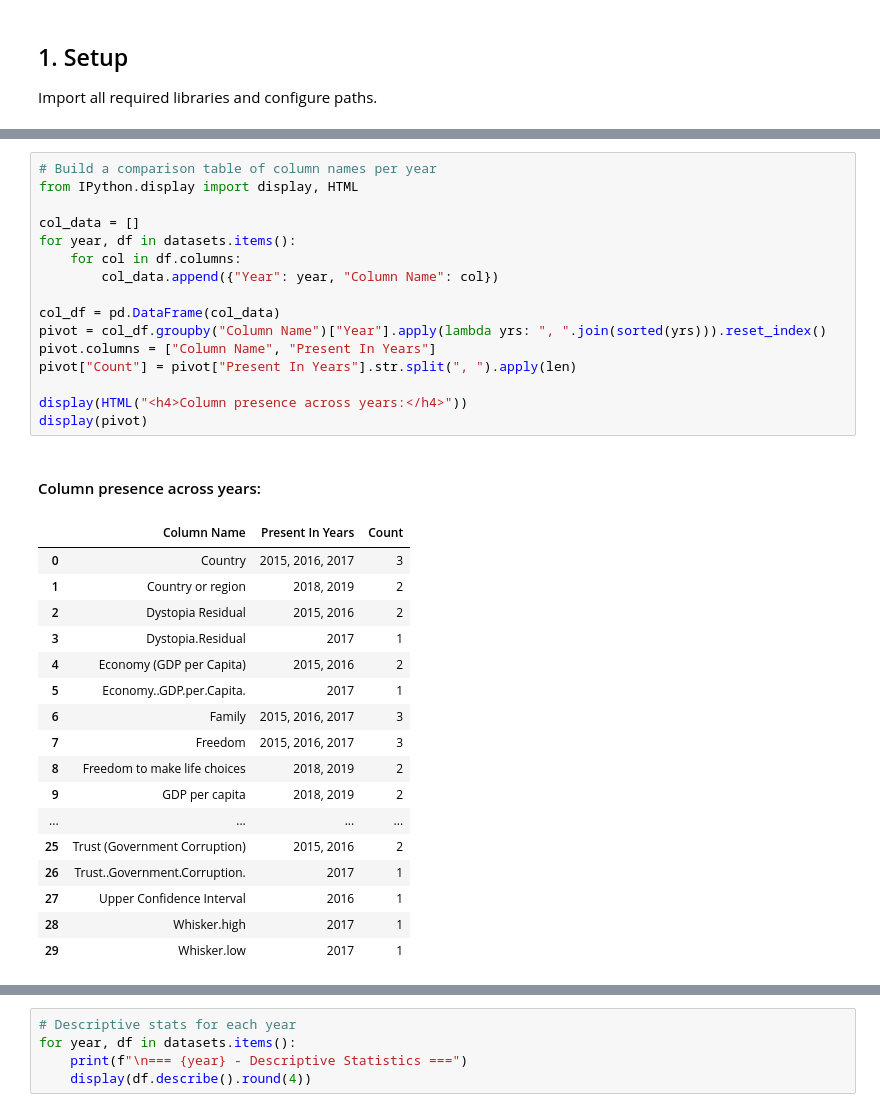
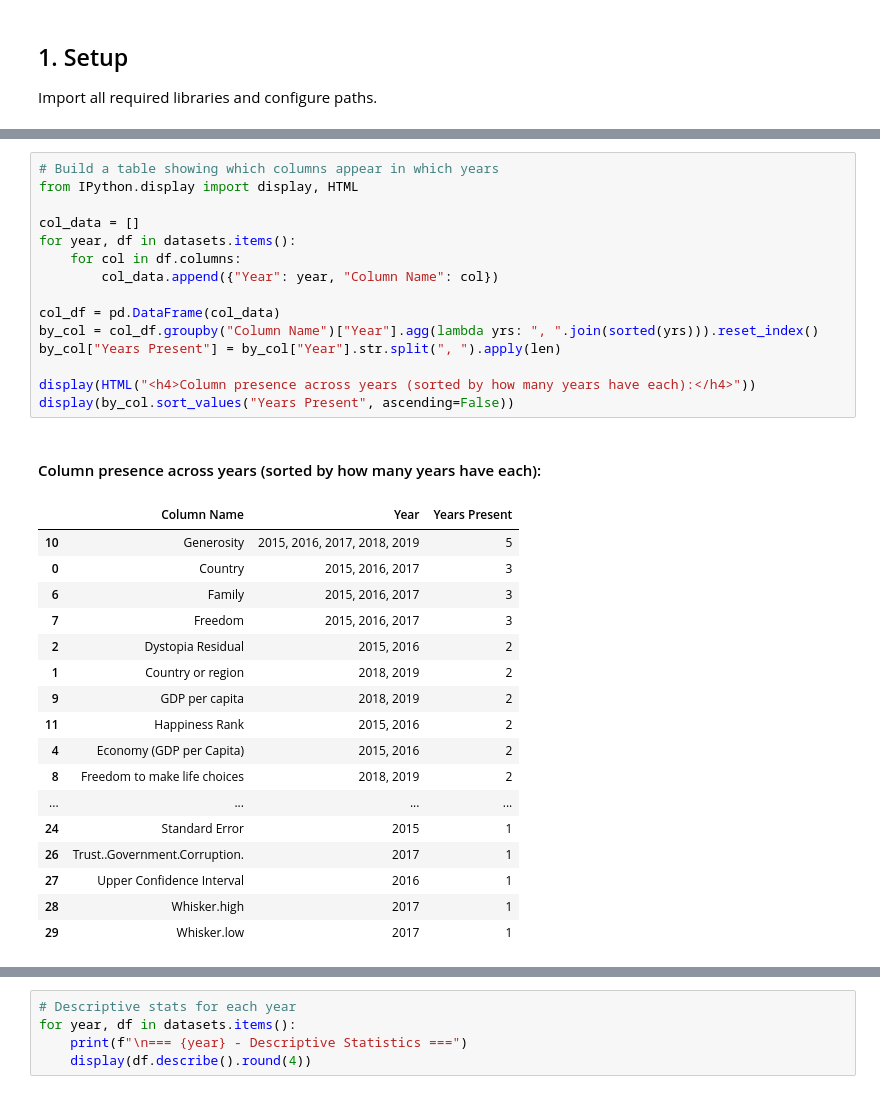
Before and after one commit to jpgomezv/workshop03, a Jupyter notebook: notebooks/eda.ipynb, the cells around one changed output, grey strips where cells are left out. Drawn from its saved outputs; the diff is of its cells as text.

```diff
--- a/notebooks/eda.ipynb
+++ b/notebooks/eda.ipynb
@@ -102,34 +117,33 @@ The five years use **different column naming conventions** and **different sets
 # %%
-# Build a comparison table of column names per year
+# Build a table showing which columns appear in which years
 from IPython.display import display, HTML
 
 col_data = []
 for year, df in datasets.items():
     for col in df.columns:
         col_data.append({"Year": year, "Column Name": col})
 
 col_df = pd.DataFrame(col_data)
-pivot = col_df.groupby("Column Name")["Year"].apply(lambda yrs: ", ".join(sorted(yrs))).reset_index()
-pivot.columns = ["Column Name", "Present In Years"]
-pivot["Count"] = pivot["Present In Years"].str.split(", ").apply(len)
+by_col = col_df.groupby("Column Name")["Year"].agg(lambda yrs: ", ".join(sorted(yrs))).reset_index()
+by_col["Years Present"] = by_col["Year"].str.split(", ").apply(len)
 
-display(HTML("<h4>Column presence across years:</h4>"))
-display(pivot)
+display(HTML("<h4>Column presence across years (sorted by how many years have each):</h4>"))
+display(by_col.sort_values("Years Present", ascending=False))
 # %% [output]
-Column presence across years:
+Column presence across years (sorted by how many years have each):
-|  | Column Name | Present In Years | Count |
+|  | Column Name | Year | Years Present |
+| 10 | Generosity | 2015, 2016, 2017, 2018, 2019 | 5 |
 | 0 | Country | 2015, 2016, 2017 | 3 |
-| 1 | Country or region | 2018, 2019 | 2 |
-| 2 | Dystopia Residual | 2015, 2016 | 2 |
-| 3 | Dystopia.Residual | 2017 | 1 |
-| 4 | Economy (GDP per Capita) | 2015, 2016 | 2 |
-| 5 | Economy..GDP.per.Capita. | 2017 | 1 |
 | 6 | Family | 2015, 2016, 2017 | 3 |
 | 7 | Freedom | 2015, 2016, 2017 | 3 |
+| 2 | Dystopia Residual | 2015, 2016 | 2 |
+| 1 | Country or region | 2018, 2019 | 2 |
+| 9 | GDP per capita | 2018, 2019 | 2 |
+| 11 | Happiness Rank | 2015, 2016 | 2 |
+| 4 | Economy (GDP per Capita) | 2015, 2016 | 2 |
 | 8 | Freedom to make life choices | 2018, 2019 | 2 |
-| 9 | GDP per capita | 2018, 2019 | 2 |
 | ... | ... | ... | ... |
-| 25 | Trust (Government Corruption) | 2015, 2016 | 2 |
+| 24 | Standard Error | 2015 | 1 |
 | 26 | Trust..Government.Corruption. | 2017 | 1 |
 | 27 | Upper Confidence Interval | 2016 | 1 |
 | 28 | Whisker.high | 2017 | 1 |
```
Also changed, not shown: parts of 81 cells of this notebook.
